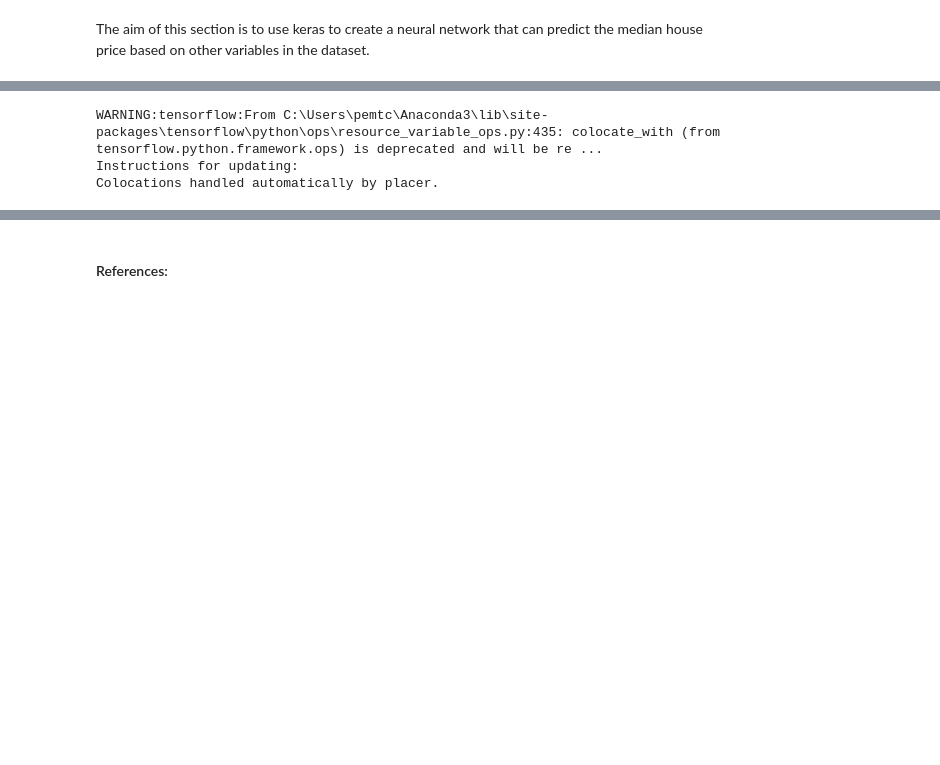
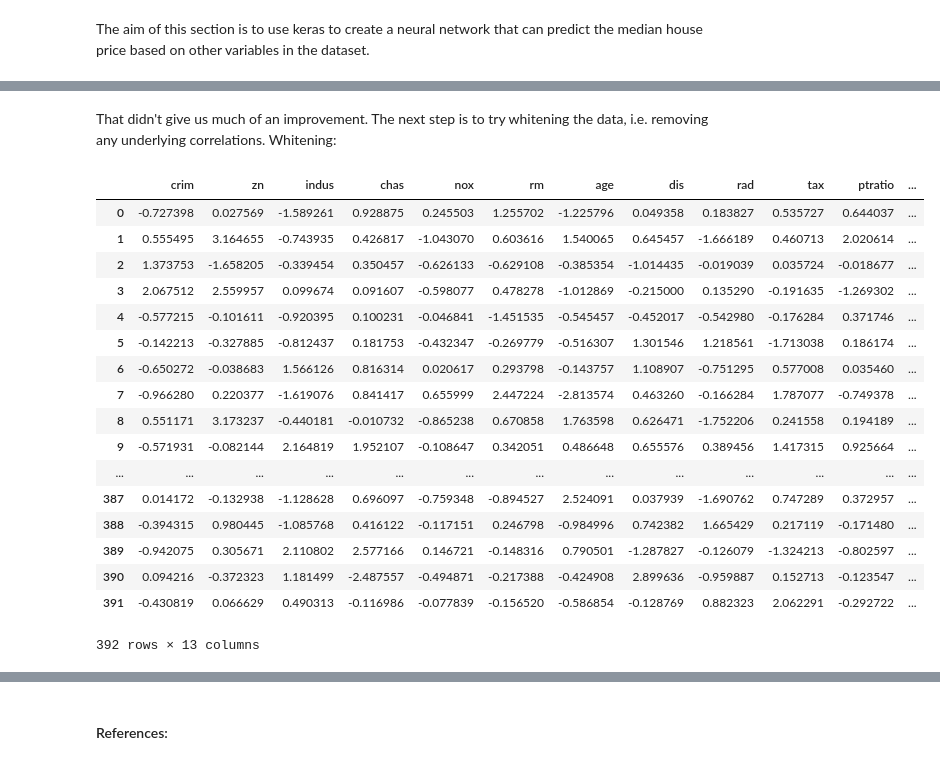
Before and after one commit to paulacduffy/machine-learning-assessment, a Jupyter notebook: The Boston Housing Dataset - An Analysis.ipynb, the cells around one changed output, grey strips where cells are left out. Saved outputs shown, nothing was run; the diff lists cells and outputs as text; code cells hidden in the pictures; blank space fills up the shorter version.

```diff
--- a/The Boston Housing Dataset - An Analysis.ipynb
+++ b/The Boston Housing Dataset - An Analysis.ipynb
@@ -229,0 +279,2 @@ test targets (102,)
+# %%
+m.fit(x_train, y_train, epochs=100, batch_size=10)
@@ -239,0 +331,13 @@ test_data /= std
+# %%
+scaler = pre.StandardScaler()
+scaler.fit(x_train)
+x_train_scaled = scaler.transform(x_train)
+# %%
+m = kr.models.Sequential()
+
+m.add(kr.layers.Dense(20, input_dim=13, activation="relu"))
+m.add(kr.layers.Dense(1, activation="linear"))
+
+m.compile(loss="mean_squared_error", optimizer="adam")
+# %%
+m.fit(x_train, y_train, epochs=100, batch_size=10)
@@ -240,16 +392,35 @@ test_data /= std
+# %% [markdown]
+That didn't give us much of an improvement. The next step is to try whitening the data, i.e. removing any underlying correlations. Whitening:
+# %%
+pca = dec.PCA(n_components=13, whiten=True)
+pca.fit(x_train)
+x_train_white = pd.DataFrame(pca.transform(x_train), columns=x.columns)
+x_train_white
+# %% [output]
+|  | crim | zn | indus | chas | nox | rm | age | dis | rad | tax | ptratio | ... |
+| 0 | -0.727398 | 0.027569 | -1.589261 | 0.928875 | 0.245503 | 1.255702 | -1.225796 | 0.049358 | 0.183827 | 0.535727 | 0.644037 | ... |
+| 1 | 0.555495 | 3.164655 | -0.743935 | 0.426817 | -1.043070 | 0.603616 | 1.540065 | 0.645457 | -1.666189 | 0.460713 | 2.020614 | ... |
+| 2 | 1.373753 | -1.658205 | -0.339454 | 0.350457 | -0.626133 | -0.629108 | -0.385354 | -1.014435 | -0.019039 | 0.035724 | -0.018677 | ... |
+| 3 | 2.067512 | 2.559957 | 0.099674 | 0.091607 | -0.598077 | 0.478278 | -1.012869 | -0.215000 | 0.135290 | -0.191635 | -1.269302 | ... |
+| 4 | -0.577215 | -0.101611 | -0.920395 | 0.100231 | -0.046841 | -1.451535 | -0.545457 | -0.452017 | -0.542980 | -0.176284 | 0.371746 | ... |
+| 5 | -0.142213 | -0.327885 | -0.812437 | 0.181753 | -0.432347 | -0.269779 | -0.516307 | 1.301546 | 1.218561 | -1.713038 | 0.186174 | ... |
+| 6 | -0.650272 | -0.038683 | 1.566126 | 0.816314 | 0.020617 | 0.293798 | -0.143757 | 1.108907 | -0.751295 | 0.577008 | 0.035460 | ... |
+| 7 | -0.966280 | 0.220377 | -1.619076 | 0.841417 | 0.655999 | 2.447224 | -2.813574 | 0.463260 | -0.166284 | 1.787077 | -0.749378 | ... |
+| 8 | 0.551171 | 3.173237 | -0.440181 | -0.010732 | -0.865238 | 0.670858 | 1.763598 | 0.626471 | -1.752206 | 0.241558 | 0.194189 | ... |
+| 9 | -0.571931 | -0.082144 | 2.164819 | 1.952107 | -0.108647 | 0.342051 | 0.486648 | 0.655576 | 0.389456 | 1.417315 | 0.925664 | ... |
+| ... | ... | ... | ... | ... | ... | ... | ... | ... | ... | ... | ... | ... |
+| 387 | 0.014172 | -0.132938 | -1.128628 | 0.696097 | -0.759348 | -0.894527 | 2.524091 | 0.037939 | -1.690762 | 0.747289 | 0.372957 | ... |
+| 388 | -0.394315 | 0.980445 | -1.085768 | 0.416122 | -0.117151 | 0.246798 | -0.984996 | 0.742382 | 1.665429 | 0.217119 | -0.171480 | ... |
+| 389 | -0.942075 | 0.305671 | 2.110802 | 2.577166 | 0.146721 | -0.148316 | 0.790501 | -1.287827 | -0.126079 | -1.324213 | -0.802597 | ... |
+| 390 | 0.094216 | -0.372323 | 1.181499 | -2.487557 | -0.494871 | -0.217388 | -0.424908 | 2.899636 | -0.959887 | 0.152713 | -0.123547 | ... |
+| 391 | -0.430819 | 0.066629 | 0.490313 | -0.116986 | -0.077839 | -0.156520 | -0.586854 | -0.128769 | 0.882323 | 2.062291 | -0.292722 | ... |
+392 rows × 13 columns
 # %%
-from keras import models
-from keras import layers
+m = kr.models.Sequential()
+
+m.add(kr.layers.Dense(100, input_dim=13, activation="relu"))
+m.add(kr.layers.Dense(100, activation="relu"))
+m.add(kr.layers.Dense(1, activation="linear"))
 
 
-
-m = kr.models.Sequential()
-m.add(kr.layers.Dense(10, input_shape = (train_data.shape[1],), activation="linear"))
-m.add(kr.layers.Dense(10, activation="linear"))
-m.add(kr.layers.Dense(10, activation="linear"))
-m.add(kr.layers.Dense(1, activation="linear"))
-m.compile(loss = "mean_squared_error", optimizer = "adam")
+m.compile(loss="mean_squared_error", optimizer="adam")
-# %% [output]
-WARNING:tensorflow:From C:\Users\pemtc\Anaconda3\lib\site-packages\tensorflow\python\ops\resource_variable_ops.py:435: colocate_with (from tensorflow.python.framework.ops) is deprecated and will be re ...
-Instructions for updating:
-Colocations handled automatically by placer.
```
Also changed, not shown: parts of 31 cells of this notebook.
